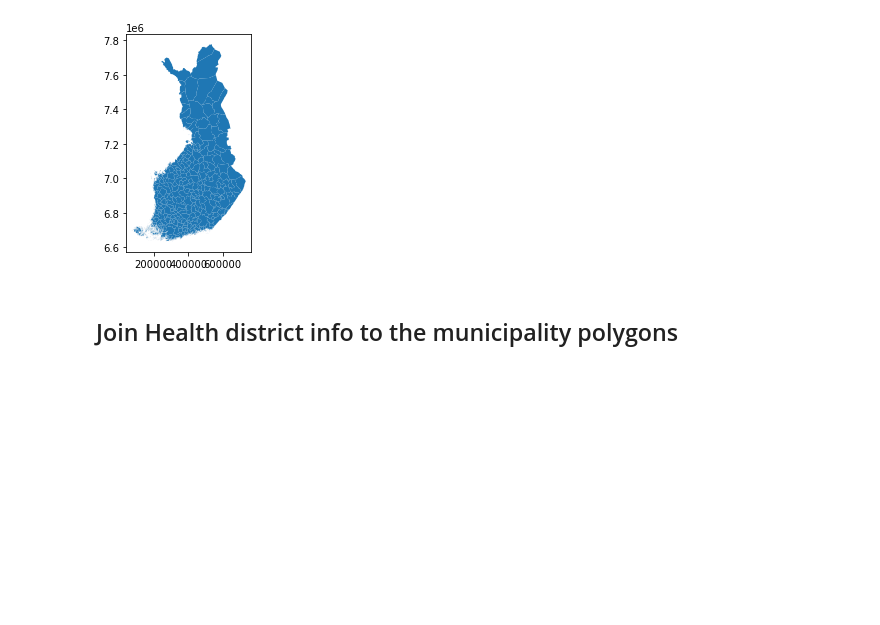
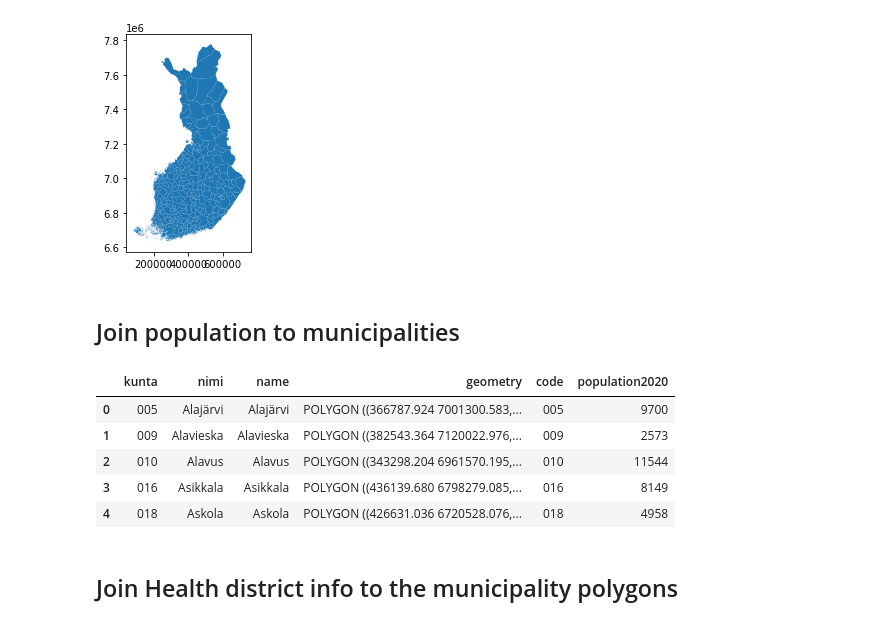
Before and after one commit to VuokkoH/koronavirus-avoindata, a Jupyter notebook: create_health_district_polygons.ipynb, the cells around one changed output. Cells and saved outputs as stored; diff of their text form; code cells hidden in the pictures; blank space fills up the shorter version.

```diff
--- a/create_health_district_polygons.ipynb
+++ b/create_health_district_polygons.ipynb
@@ -56,0 +69,12 @@ data.head()
+# %%
+pop.rename(columns={"Asukasluku":"population2020", "Kuntanro":"code"}, inplace=True)
+# %%
+# Drop no data rows from the beginning
+pop.dropna(inplace=True)
+
+# Truncate and convert to character string
+pop["code"] = pop["code"].astype(int).astype('str')
+
+# Add missing zeros to municipality codes
+pop["code"] = pop["code"].apply(lambda x: "00" + x if len(x)==1 else x)
+pop["code"] = pop["code"].apply(lambda x: "0" + x if len(x)==2 else x)
@@ -74,3 +119,5 @@ geodata.plot()
 # %% [output]
 <matplotlib.axes._subplots.AxesSubplot at 0x...>
 [figure]
+# %% [markdown]
+## Join population to municipalities
@@ -77,3 +126,12 @@ geodata.plot()
+# %%
+geodata.head()
+# %% [output]
+|  | kunta | nimi | name | geometry | code | population2020 |
+| 0 | 005 | Alajärvi | Alajärvi | POLYGON ((366787.924 7001300.583,... | 005 | 9700 |
+| 1 | 009 | Alavieska | Alavieska | POLYGON ((382543.364 7120022.976,... | 009 | 2573 |
+| 2 | 010 | Alavus | Alavus | POLYGON ((343298.204 6961570.195,... | 010 | 11544 |
+| 3 | 016 | Asikkala | Asikkala | POLYGON ((436139.680 6798279.085,... | 016 | 8149 |
+| 4 | 018 | Askola | Askola | POLYGON ((426631.036 6720528.076,... | 018 | 4958 |
 # %% [markdown]
 ## Join Health district info to the municipality polygons
 # %%
```
Also changed, not shown: parts of 22 cells of this notebook, 3 other files.
